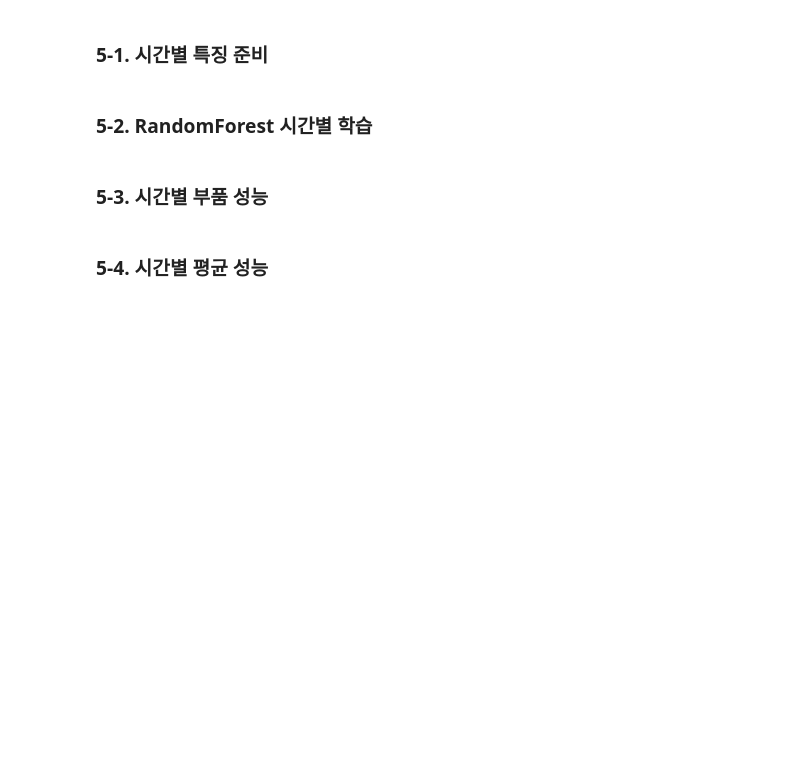
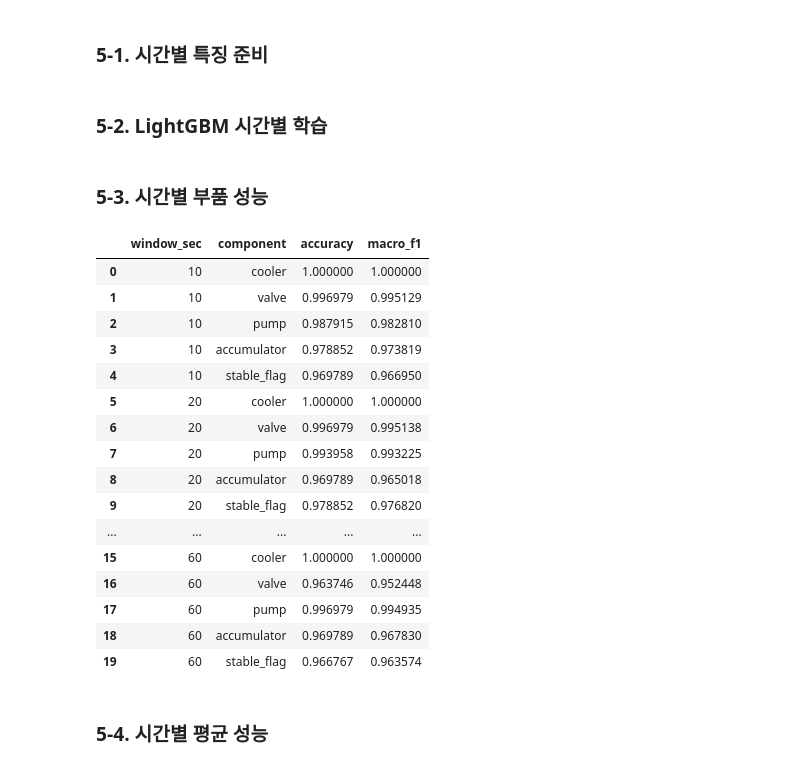
Before and after one commit to yuudong123/ai-first-project, a Jupyter notebook: notebooks/03_model_evaluation.ipynb, the cells around one changed output. Saved outputs shown, nothing was run; the diff lists cells and outputs as text; code cells hidden in the pictures; blank space fills up the shorter version.

```diff
--- a/notebooks/03_model_evaluation.ipynb
+++ b/notebooks/03_model_evaluation.ipynb
@@ -739,15 +894,15 @@ window_features = {
     60: features_60s
 }
 # %% [markdown]
-### 5-2. RandomForest 시간별 학습
+### 5-2. LightGBM 시간별 학습
 # %%
-rf_window_results = []
-rf_window_models = {}
+lgb_window_results = []
+lgb_window_models = {}
 
 for seconds, features in (
     window_features.items()
 ):
-    rf_window_models[
+    lgb_window_models[
         seconds
     ] = {}
 
@@ -764,10 +919,11 @@ for seconds, features in (
             component
         )
 
-        model = RandomForestClassifier(
+        model = LGBMClassifier(
             n_estimators=200,
             random_state=42,
-            n_jobs=-1
+            n_jobs=-1,
+            verbosity=-1
         )
 
         model.fit(
@@ -779,13 +935,13 @@ for seconds, features in (
             X_val
         )
 
-        rf_window_models[
+        lgb_window_models[
             seconds
         ][
             component
         ] = model
 
-        rf_window_results.append({
+        lgb_window_results.append({
             "window_sec":
                 seconds,
             "component":
@@ -806,13 +962,31 @@ for seconds, features in (
 # %% [markdown]
 ### 5-3. 시간별 부품 성능
 # %%
-rf_window_results = pd.DataFrame(
-    rf_window_results
+lgb_window_results = pd.DataFrame(
+    lgb_window_results
 )
 
 display(
-    rf_window_results
+    lgb_window_results
 )
+# %% [output]
+|  | window_sec | component | accuracy | macro_f1 |
+| 0 | 10 | cooler | 1.000000 | 1.000000 |
+| 1 | 10 | valve | 0.996979 | 0.995129 |
+| 2 | 10 | pump | 0.987915 | 0.982810 |
+| 3 | 10 | accumulator | 0.978852 | 0.973819 |
+| 4 | 10 | stable_flag | 0.969789 | 0.966950 |
+| 5 | 20 | cooler | 1.000000 | 1.000000 |
+| 6 | 20 | valve | 0.996979 | 0.995138 |
+| 7 | 20 | pump | 0.993958 | 0.993225 |
+| 8 | 20 | accumulator | 0.969789 | 0.965018 |
+| 9 | 20 | stable_flag | 0.978852 | 0.976820 |
+| ... | ... | ... | ... | ... |
+| 15 | 60 | cooler | 1.000000 | 1.000000 |
+| 16 | 60 | valve | 0.963746 | 0.952448 |
+| 17 | 60 | pump | 0.996979 | 0.994935 |
+| 18 | 60 | accumulator | 0.969789 | 0.967830 |
+| 19 | 60 | stable_flag | 0.966767 | 0.963574 |
 # %% [markdown]
 ### 5-4. 시간별 평균 성능
 # %%
```
Also changed, not shown: parts of 44 cells of this notebook, 14 other files.
